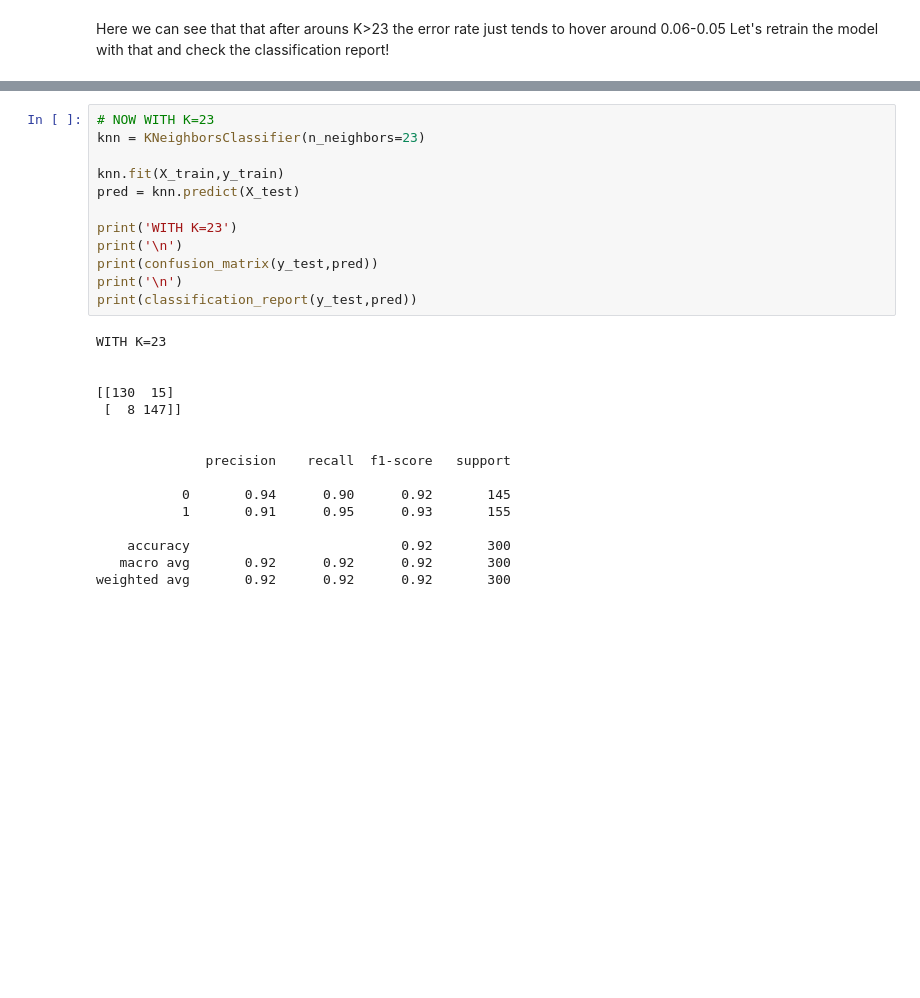
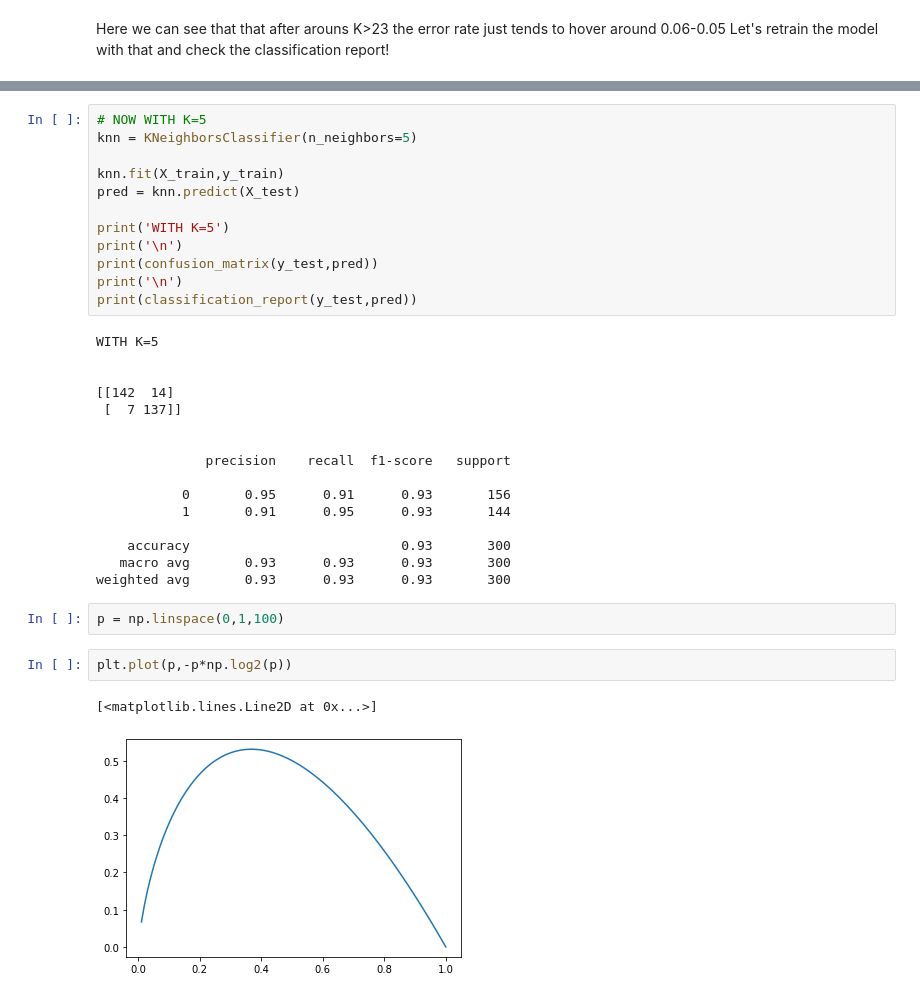
Before and after one commit to faridhn2/machine_learning_tutorial, a Jupyter notebook: s09-K Nearest Neighbors/29-K Nearest Neighbors with Python/ml29.ipynb, the cells around one changed output, grey strips where cells are left out. Saved outputs shown, nothing was run; the diff lists cells and outputs as text; blank space fills up the shorter version.

```diff
--- a/s09-K Nearest Neighbors/29-K Nearest Neighbors with Python/ml29.ipynb
+++ b/s09-K Nearest Neighbors/29-K Nearest Neighbors with Python/ml29.ipynb
@@ -151,28 +203,35 @@ weighted avg       0.90      0.90      0.90       300
 # %%
-# NOW WITH K=23
-knn = KNeighborsClassifier(n_neighbors=23)
+# NOW WITH K=5
+knn = KNeighborsClassifier(n_neighbors=5)
 
 knn.fit(X_train,y_train)
 pred = knn.predict(X_test)
 
-print('WITH K=23')
+print('WITH K=5')
 print('\n')
 print(confusion_matrix(y_test,pred))
 print('\n')
 print(classification_report(y_test,pred))
 # %% [output]
-WITH K=23
+WITH K=5
 
 
-[[130  15]
- [  8 147]]
+[[142  14]
+ [  7 137]]
 
 
               precision    recall  f1-score   support
 
-           0       0.94      0.90      0.92       145
-           1       0.91      0.95      0.93       155
+           0       0.95      0.91      0.93       156
+           1       0.91      0.95      0.93       144
 
-    accuracy                           0.92       300
-   macro avg       0.92      0.92      0.92       300
-weighted avg       0.92      0.92      0.92       300
+    accuracy                           0.93       300
+   macro avg       0.93      0.93      0.93       300
+weighted avg       0.93      0.93      0.93       300
+# %%
+p = np.linspace(0,1,100)
+# %%
+plt.plot(p,-p*np.log2(p))
+# %% [output]
+[<matplotlib.lines.Line2D at 0x...>]
+[figure, added]
```
Also changed, not shown: parts of 9 cells of this notebook, 5 other files.
